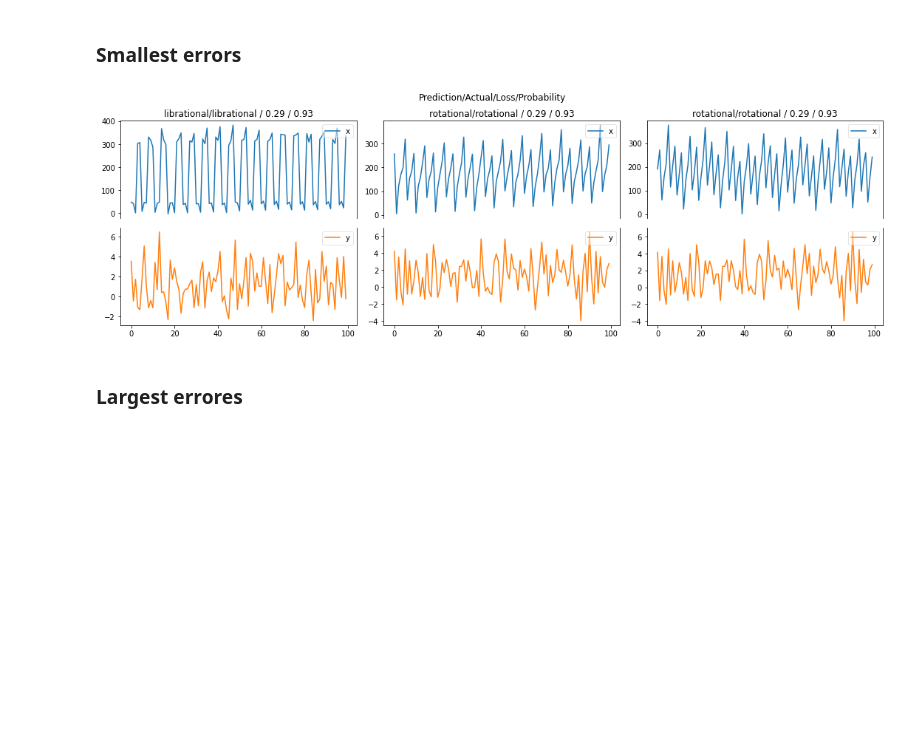
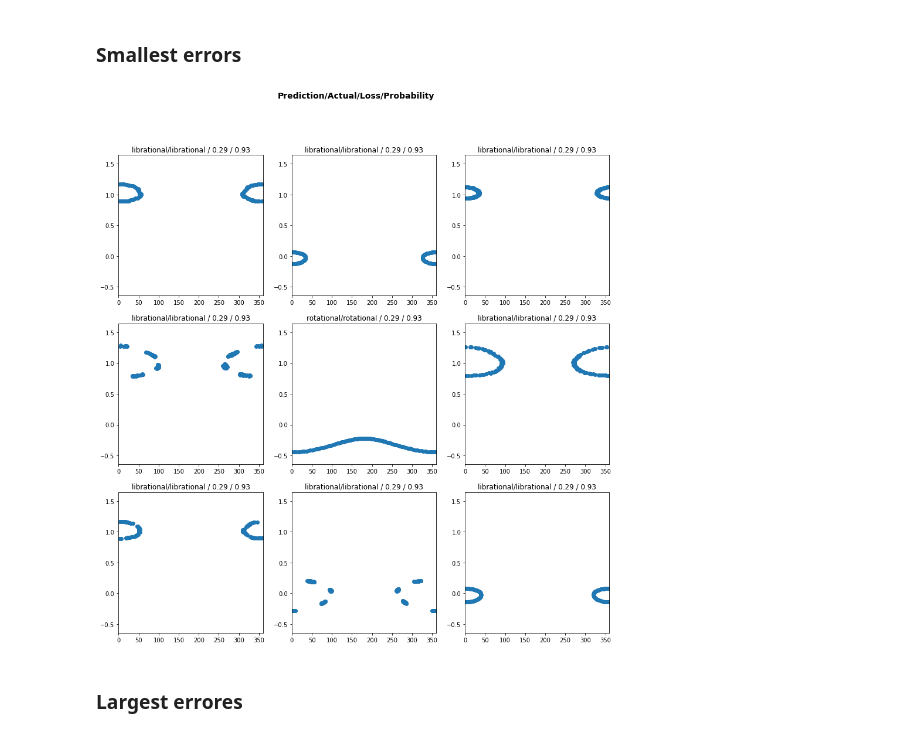
Before and after one commit to vrodriguezf/mlchaos, a Jupyter notebook: nbs/_motion_classification_time_series.ipynb, the cells around one changed output. Drawn from its saved outputs; the diff is of its cells as text; code cells hidden in the pictures; blank space fills up the shorter version.

```diff
--- a/nbs/_motion_classification_time_series.ipynb
+++ b/nbs/_motion_classification_time_series.ipynb
@@ -33,7 +33,7 @@ The data must be loaded as a `TSDataChaos` object, created from a pair (or a seq
 1. The first file of the pair contains the data of the Poincare map
 2. The second file of the pair contains the index of the motion (0.0, 1.0 or 2.0)
 # %%
-fnames = (Path('/data/mlchaos/Poincare.plt'), Path('/data/mlchaos/index.plt'))
+fnames = (base_path/'data/first_dataset/Poincare.plt', base_path/'data/first_dataset/index.plt')
 data = TSDataChaos.from_poincare_and_index_files(fnames)
 data
 # %% [output]
@@ -62,7 +62,7 @@ lbl_dict = dict([
     ('2.0', 'librational')]
 )
 # %%
-tfms = [[ItemGetter(0), ToTensorTS(), ToTensorTSMotion()], # x transforms
+tfms = [[ItemGetter(0), ToTensorTS(), ToTensorMotion()], # x transforms
         [ItemGetter(1), lbl_dict.get, Categorize()]] # y transforms
 # %%
 ds = Datasets(items=data.get_items(), tfms=tfms, splits=splits)
@@ -75,0 +78,3 @@ rotational
+# %%
+ylim = [data.x[:, 1].min(), data.x[:, 1].max()]
+ylim
@@ -76,9 +88,9 @@ rotational
 # %% [markdown]
 ## Creating a `Dataloaders` object using the `Datasets` object
 # %%
-bs = 128
+bs = 256
 # Normalize at batch time
 tfm_norm = Standardize(scale_subtype = 'per_sample')
-batch_tfms = [tfm_norm]
+batch_tfms = []
 
 dls = ds.dataloaders(bs=bs, val_bs=bs * 2, after_batch=batch_tfms, num_workers=0, device=default_device())
@@ -196,9 +208,9 @@ interp.plot_confusion_matrix(figsize=(10,8))
 # %% [markdown]
 ### Smallest errors
 # %%
-interp.plot_top_losses(k=3, nrows=1, figsize=(15, 5), largest=False)
+interp.plot_top_losses(k=9, figsize=(15, 15), largest=False, ylim=ylim)
 # %% [output]
-[figure, old version]
+[figure, new version]
 # %% [markdown]
 ### Largest errores
 # %%
```
Also changed, not shown: parts of 16 cells of this notebook, 8 other files.
